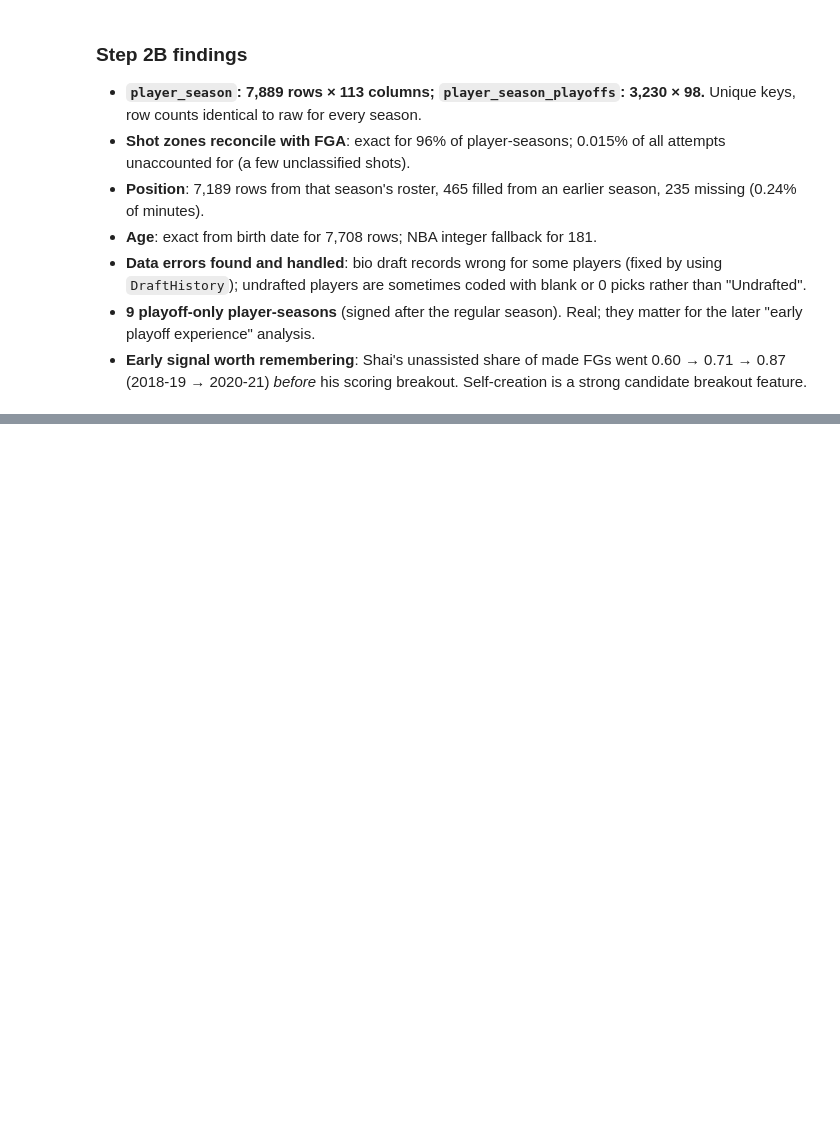
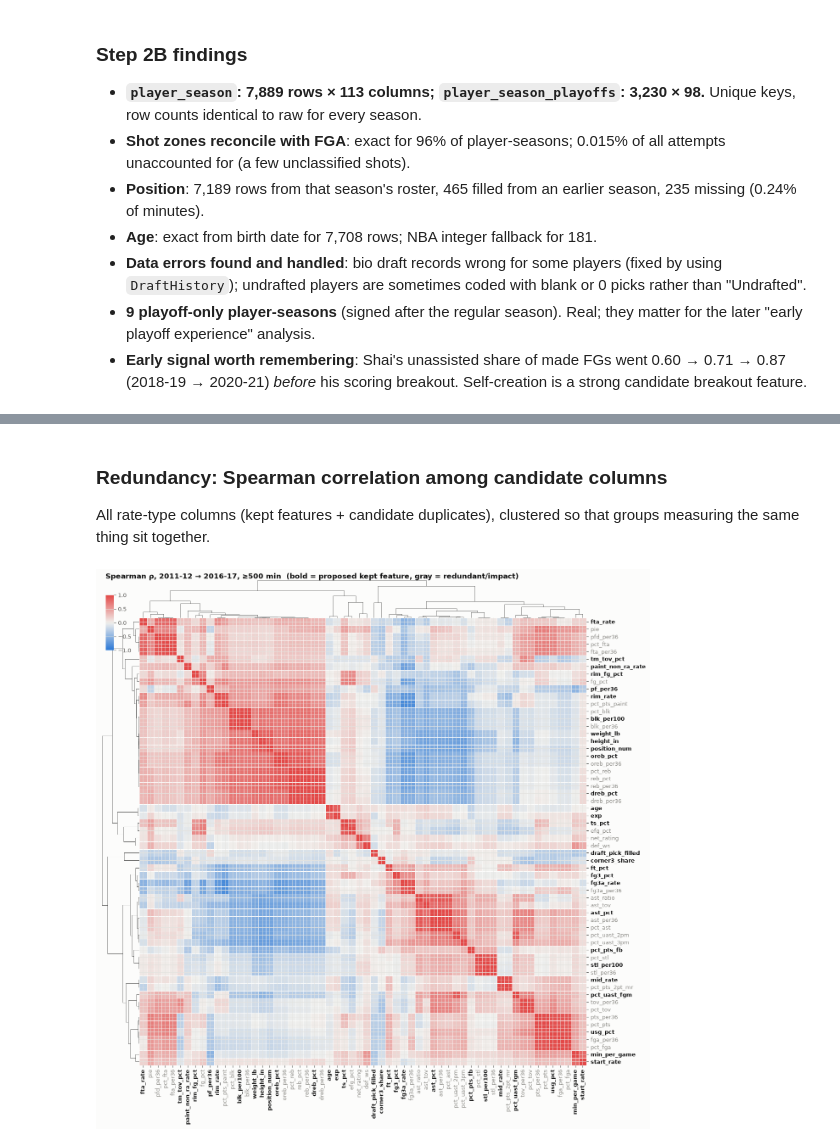
Before and after one commit to dan-j-e/unicorn-hunting, a Jupyter notebook: notebooks/02_player_seasons.ipynb, the cells around one changed output, grey strips where cells are left out. Cells and saved outputs as stored; diff of their text form; code cells hidden in the pictures; blank space fills up the shorter version.

```diff
--- a/notebooks/02_player_seasons.ipynb
+++ b/notebooks/02_player_seasons.ipynb
@@ -298,0 +361,20 @@ player_season_playoffs.parquet 0.8 MB
+# %% [markdown]
+### Redundancy: Spearman correlation among candidate columns
+
+All rate-type columns (kept features + candidate duplicates), clustered so that groups measuring the same thing sit together.
+# %%
+rate_cols = features() + [c for c in ROLES["redundant"] if c in ps.columns] + ["pie", "net_rating", "def_ws"]
+corr_early = EARLY[rate_cols].corr(method="spearman")
+
+g = sns.clustermap(corr_early, cmap=DIVERGING, vmin=-1, vmax=1, figsize=(13, 13), method="average",
+                   metric="correlation", linewidths=0.4, linecolor=SURFACE, dendrogram_ratio=0.08,
+                   cbar_pos=(0.02, 0.86, 0.015, 0.1), xticklabels=True, yticklabels=True)
+kept = set(features())
+for lab in g.ax_heatmap.get_xticklabels() + g.ax_heatmap.get_yticklabels():
+    lab.set_color(INK if lab.get_text() in kept else "#8a8984")
+    lab.set_fontweight("bold" if lab.get_text() in kept else "normal")
+g.fig.suptitle("Spearman ρ, 2011-12 → 2016-17, ≥500 min  (bold = proposed kept feature, gray = redundant/impact)",
+               x=0.02, y=1.0, ha="left", fontsize=12, fontweight="bold")
+g.savefig(FIG_DIR / "02_feature_correlation_clustermap.png", dpi=150, bbox_inches="tight")
+# %% [output]
+[figure, added]
```
Also changed, not shown: parts of 14 cells of this notebook, 6 other files.
